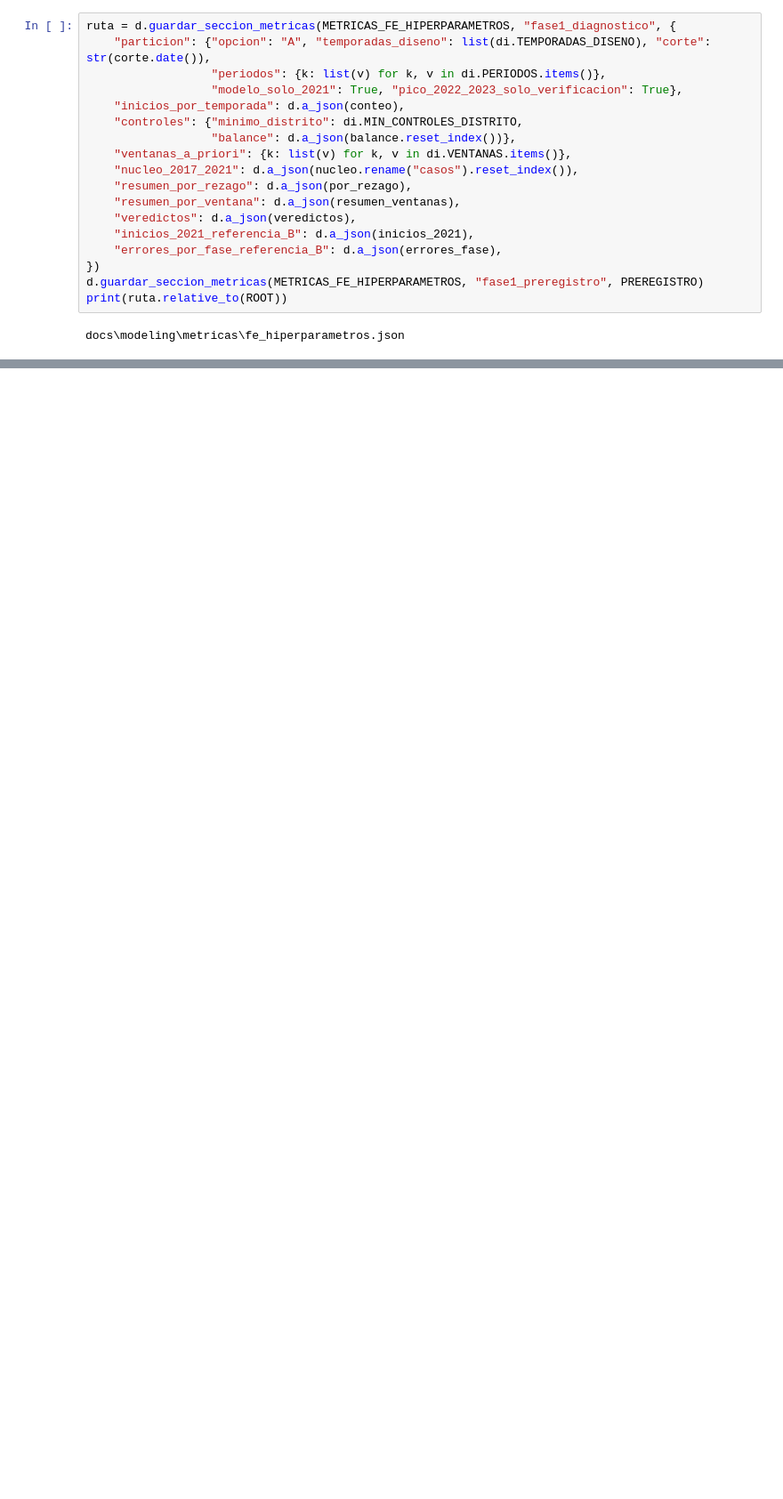
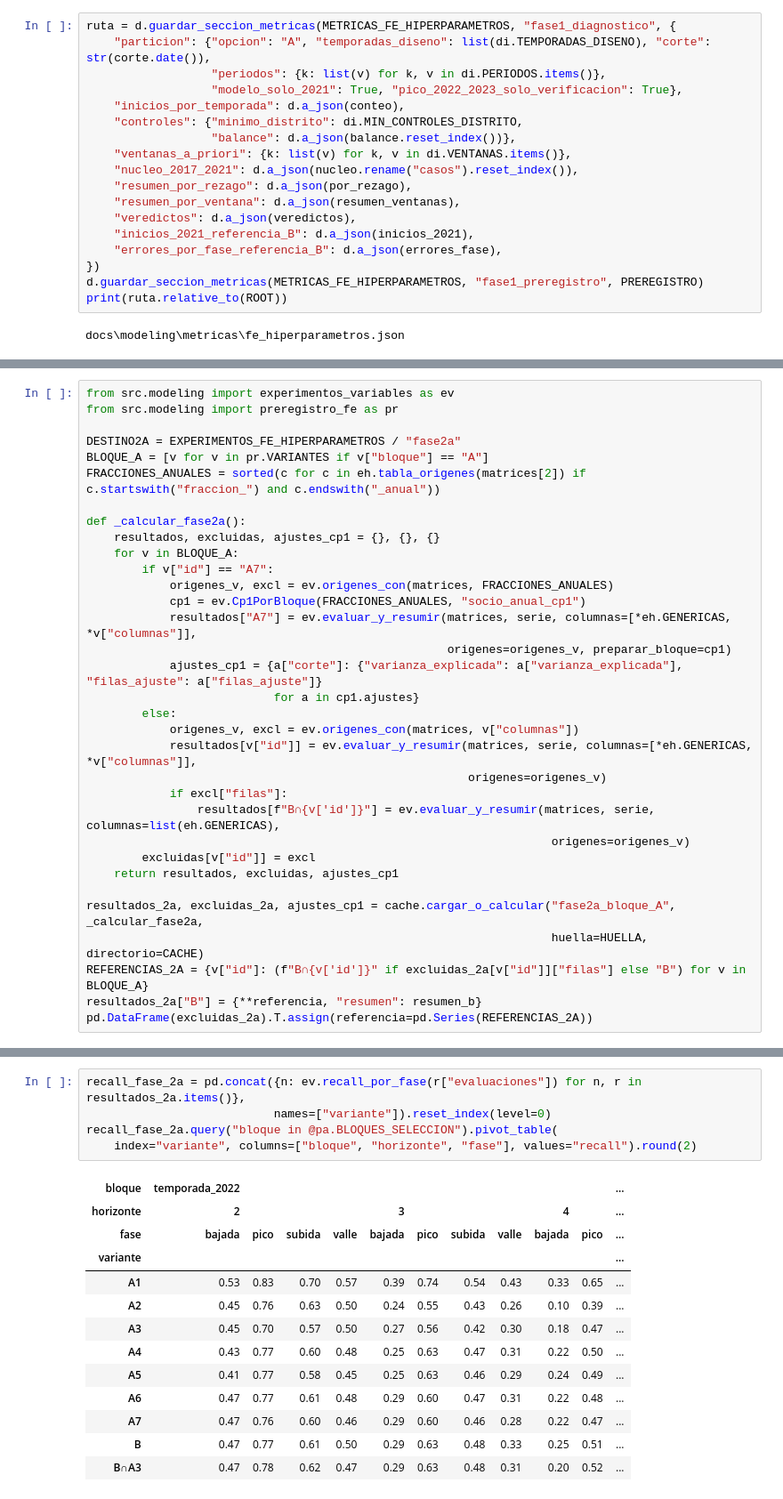
Before and after one commit to panconlocro/Denguekay, a Jupyter notebook: notebooks/32_modelado_fe_inicios.ipynb, the cells around one changed output, grey strips where cells are left out. Shown at 89% size. Saved outputs shown, nothing was run; the diff lists cells and outputs as text; blank space fills up the shorter version.

```diff
--- a/notebooks/32_modelado_fe_inicios.ipynb
+++ b/notebooks/32_modelado_fe_inicios.ipynb
@@ -616,0 +632,33 @@ docs\modeling\metricas\fe_hiperparametros.json
+# %%
+from src.modeling import experimentos_variables as ev
+from src.modeling import preregistro_fe as pr
+
+DESTINO2A = EXPERIMENTOS_FE_HIPERPARAMETROS / "fase2a"
+BLOQUE_A = [v for v in pr.VARIANTES if v["bloque"] == "A"]
+FRACCIONES_ANUALES = sorted(c for c in eh.tabla_origenes(matrices[2]) if c.startswith("fraccion_") and c.endswith("_anual"))
+
+def _calcular_fase2a():
+    resultados, excluidas, ajustes_cp1 = {}, {}, {}
+    for v in BLOQUE_A:
+        if v["id"] == "A7":
+            origenes_v, excl = ev.origenes_con(matrices, FRACCIONES_ANUALES)
+            cp1 = ev.Cp1PorBloque(FRACCIONES_ANUALES, "socio_anual_cp1")
+            resultados["A7"] = ev.evaluar_y_resumir(matrices, serie, columnas=[*eh.GENERICAS, *v["columnas"]],
+                                                    origenes=origenes_v, preparar_bloque=cp1)
+            ajustes_cp1 = {a["corte"]: {"varianza_explicada": a["varianza_explicada"], "filas_ajuste": a["filas_ajuste"]}
+                           for a in cp1.ajustes}
+        else:
+            origenes_v, excl = ev.origenes_con(matrices, v["columnas"])
+            resultados[v["id"]] = ev.evaluar_y_resumir(matrices, serie, columnas=[*eh.GENERICAS, *v["columnas"]],
+                                                       origenes=origenes_v)
+            if excl["filas"]:
+                resultados[f"B∩{v['id']}"] = ev.evaluar_y_resumir(matrices, serie, columnas=list(eh.GENERICAS),
+                                                                   origenes=origenes_v)
+        excluidas[v["id"]] = excl
+    return resultados, excluidas, ajustes_cp1
+
+resultados_2a, excluidas_2a, ajustes_cp1 = cache.cargar_o_calcular("fase2a_bloque_A", _calcular_fase2a,
+                                                                   huella=HUELLA, directorio=CACHE)
+REFERENCIAS_2A = {v["id"]: (f"B∩{v['id']}" if excluidas_2a[v["id"]]["filas"] else "B") for v in BLOQUE_A}
+resultados_2a["B"] = {**referencia, "resumen": resumen_b}
+pd.DataFrame(excluidas_2a).T.assign(referencia=pd.Series(REFERENCIAS_2A))
@@ -616,0 +826,19 @@ docs\modeling\metricas\fe_hiperparametros.json
+# %%
+recall_fase_2a = pd.concat({n: ev.recall_por_fase(r["evaluaciones"]) for n, r in resultados_2a.items()},
+                           names=["variante"]).reset_index(level=0)
+recall_fase_2a.query("bloque in @pa.BLOQUES_SELECCION").pivot_table(
+    index="variante", columns=["bloque", "horizonte", "fase"], values="recall").round(2)
+# %% [output]
+| bloque | temporada_2022 |  |  |  |  |  |  |  |  |  | ... |
+| horizonte | 2 |  |  |  | 3 |  |  |  | 4 |  | ... |
+| fase | bajada | pico | subida | valle | bajada | pico | subida | valle | bajada | pico | ... |
+| variante |  |  |  |  |  |  |  |  |  |  | ... |
+| A1 | 0.53 | 0.83 | 0.70 | 0.57 | 0.39 | 0.74 | 0.54 | 0.43 | 0.33 | 0.65 | ... |
+| A2 | 0.45 | 0.76 | 0.63 | 0.50 | 0.24 | 0.55 | 0.43 | 0.26 | 0.10 | 0.39 | ... |
+| A3 | 0.45 | 0.70 | 0.57 | 0.50 | 0.27 | 0.56 | 0.42 | 0.30 | 0.18 | 0.47 | ... |
+| A4 | 0.43 | 0.77 | 0.60 | 0.48 | 0.25 | 0.63 | 0.47 | 0.31 | 0.22 | 0.50 | ... |
+| A5 | 0.41 | 0.77 | 0.58 | 0.45 | 0.25 | 0.63 | 0.46 | 0.29 | 0.24 | 0.49 | ... |
+| A6 | 0.47 | 0.77 | 0.61 | 0.48 | 0.29 | 0.60 | 0.47 | 0.31 | 0.22 | 0.48 | ... |
+| A7 | 0.47 | 0.76 | 0.60 | 0.46 | 0.29 | 0.60 | 0.46 | 0.28 | 0.22 | 0.47 | ... |
+| B | 0.47 | 0.77 | 0.61 | 0.50 | 0.29 | 0.63 | 0.48 | 0.33 | 0.25 | 0.51 | ... |
+| B∩A3 | 0.47 | 0.78 | 0.62 | 0.47 | 0.29 | 0.63 | 0.48 | 0.31 | 0.20 | 0.52 | ... |
```
Also changed, not shown: parts of 24 cells of this notebook, 9 other files.
